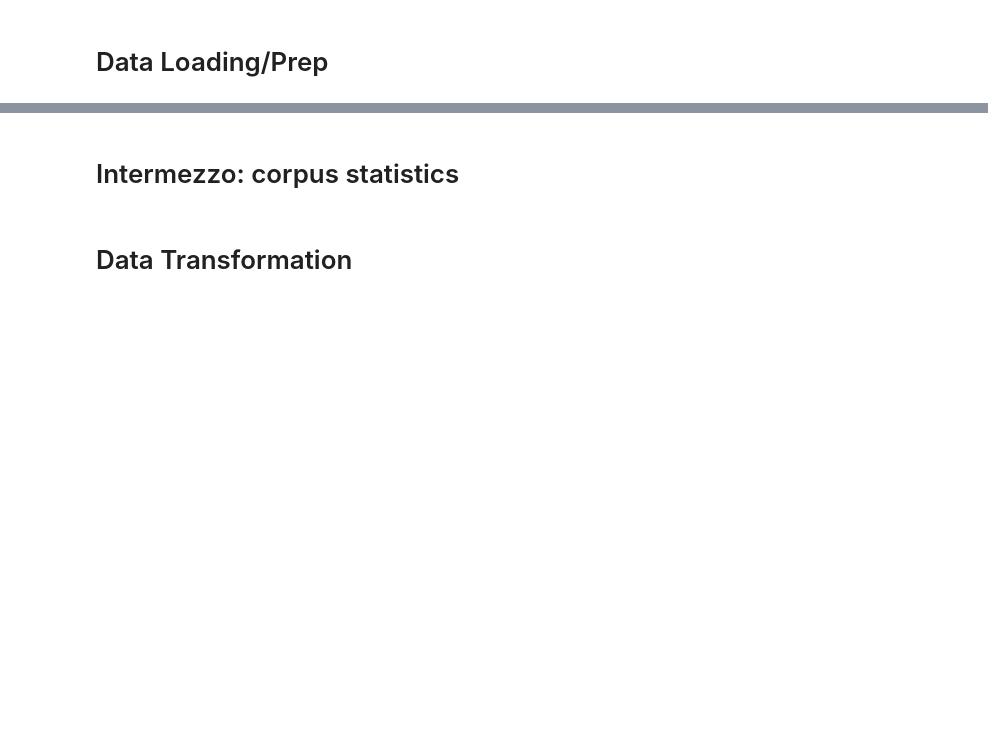
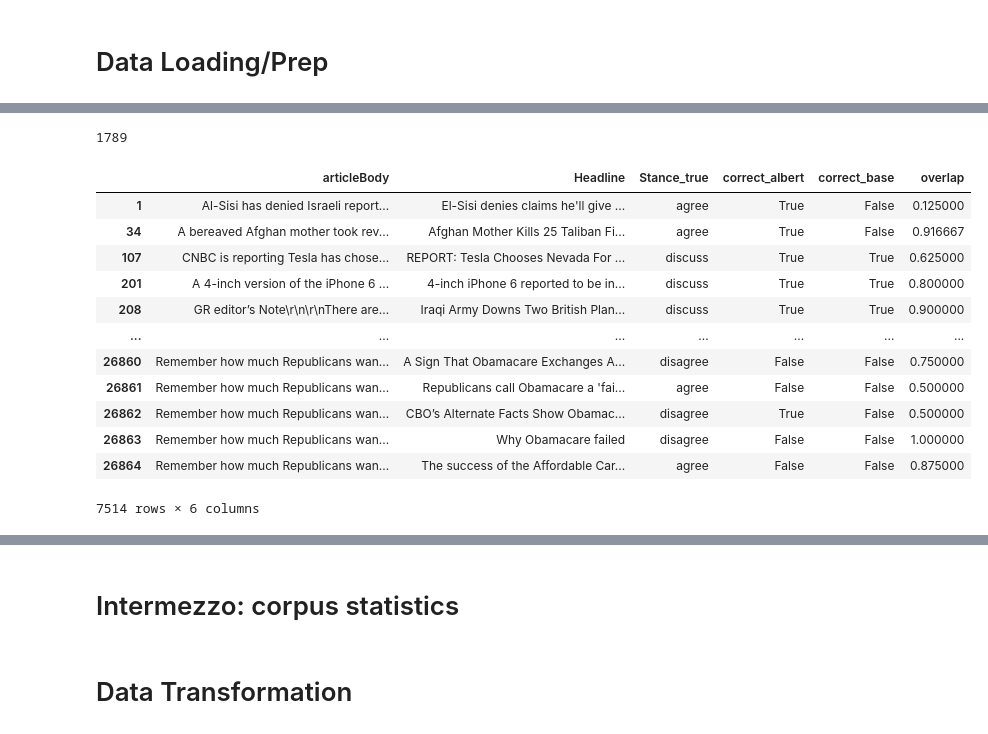
Before and after one commit to danielvangelder/Applied-NLP-Project-IN4325, a Jupyter notebook: bias-detection.ipynb, the cells around one changed output, grey strips where cells are left out. Saved outputs shown, nothing was run; the diff lists cells and outputs as text; code cells hidden in the pictures; blank space fills up the shorter version.

```diff
--- a/bias-detection.ipynb
+++ b/bias-detection.ipynb
@@ -296,0 +504,11 @@ display(grouped_res.loc[grouped_res['prop_base'] < 0.001].sort_values('differenc
+# %%
+tokenized_corpus = {}
+bodies =  list(set(test_res_rel['articleBody'].values))
+headlines = list(set(test_res_rel['Headline'].values))
+corpus = bodies + headlines
+for text in tqdm(corpus, total=len(corpus)):
+    tokenized_corpus[text] = tokenize_corpus([text])[0][0]
+
+print(len(tokenized_corpus))
+# %% [output]
+1789
@@ -296,0 +535,16 @@ display(grouped_res.loc[grouped_res['prop_base'] < 0.001].sort_values('differenc
+# %%
+display(overlap)
+# %% [output]
+|  | articleBody | Headline | Stance_true | correct_albert | correct_base | overlap |
+| 1 | Al-Sisi has denied Israeli report... | El-Sisi denies claims he'll give ... | agree | True | False | 0.125000 |
+| 34 | A bereaved Afghan mother took rev... | Afghan Mother Kills 25 Taliban Fi... | agree | True | False | 0.916667 |
+| 107 | CNBC is reporting Tesla has chose... | REPORT: Tesla Chooses Nevada For ... | discuss | True | True | 0.625000 |
+| 201 | A 4-inch version of the iPhone 6 ... | 4-inch iPhone 6 reported to be in... | discuss | True | True | 0.800000 |
+| 208 | GR editor’s Note\r\n\r\nThere are... | Iraqi Army Downs Two British Plan... | discuss | True | True | 0.900000 |
+| ... | ... | ... | ... | ... | ... | ... |
+| 26860 | Remember how much Republicans wan... | A Sign That Obamacare Exchanges A... | disagree | False | False | 0.750000 |
+| 26861 | Remember how much Republicans wan... | Republicans call Obamacare a 'fai... | agree | False | False | 0.500000 |
+| 26862 | Remember how much Republicans wan... | CBO’s Alternate Facts Show Obamac... | disagree | True | False | 0.500000 |
+| 26863 | Remember how much Republicans wan... | Why Obamacare failed | disagree | False | False | 1.000000 |
+| 26864 | Remember how much Republicans wan... | The success of the Affordable Car... | agree | False | False | 0.875000 |
+7514 rows × 6 columns
```
Also changed, not shown: parts of 30 cells of this notebook.
